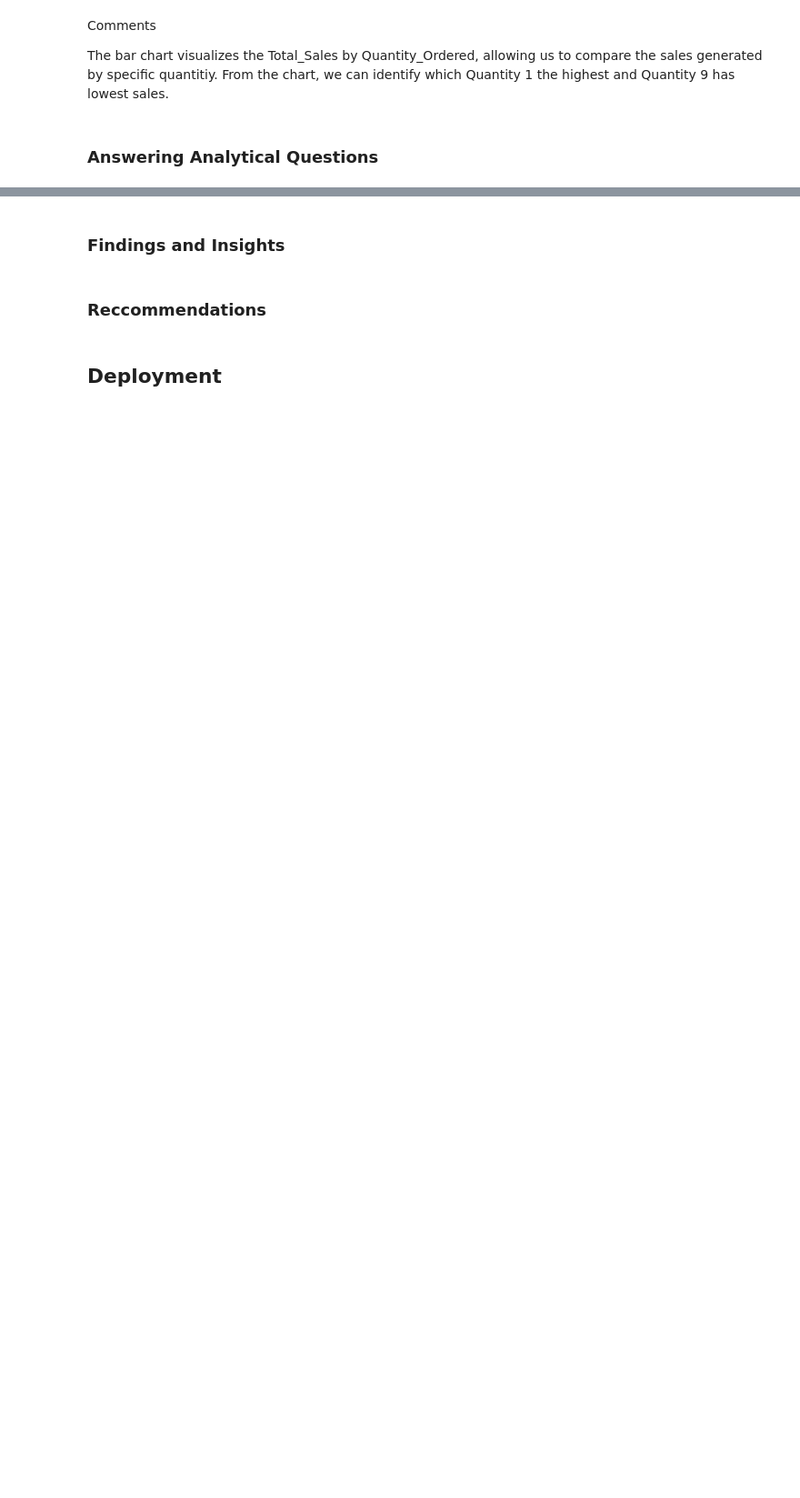
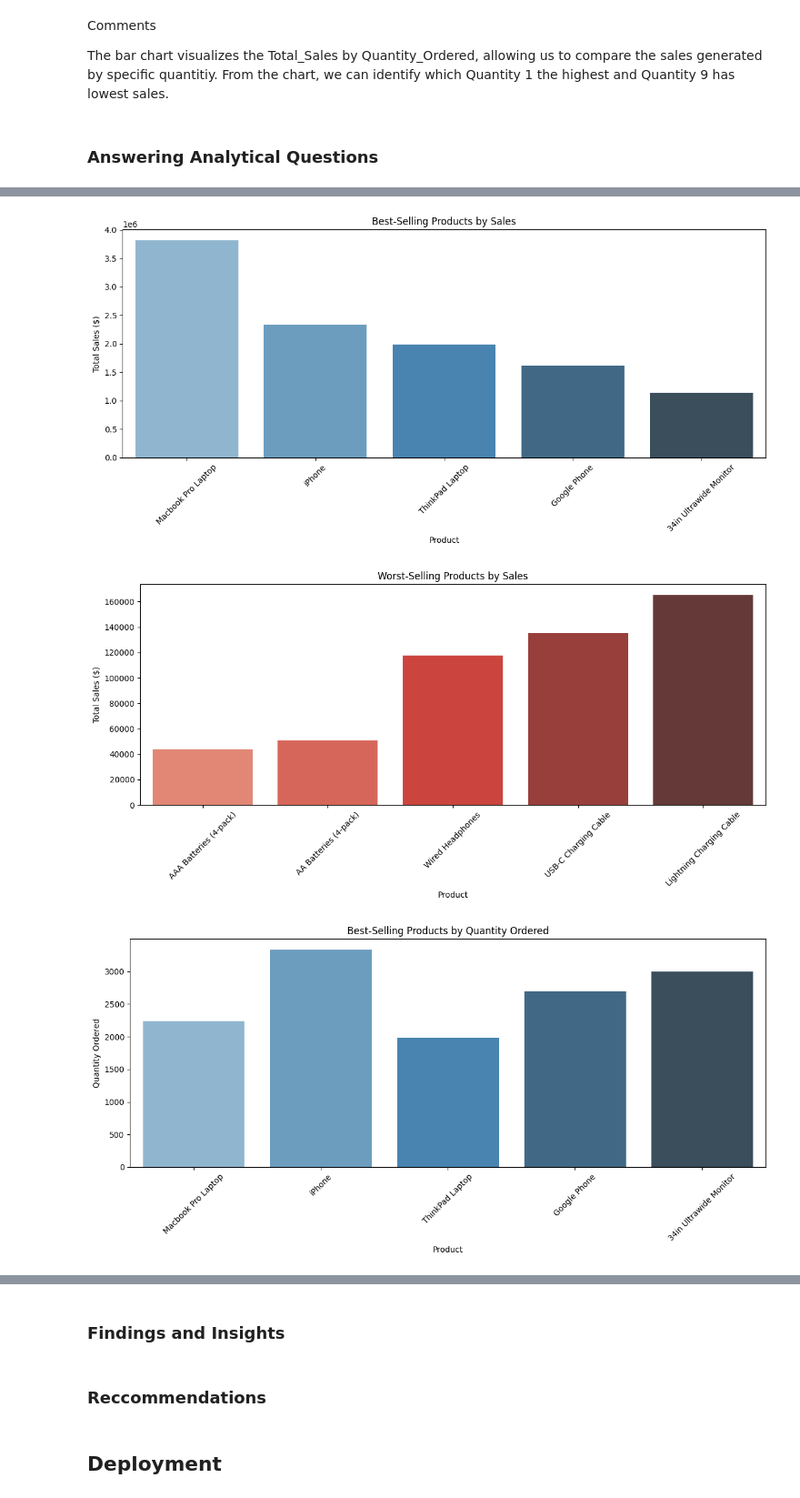
Before and after one commit to Njuraita/Bay-Technologies-BI-Solution, a Jupyter notebook: main.ipynb, the cells around one changed output, grey strips where cells are left out. Shown at 91% size. Drawn from its saved outputs; the diff is of its cells as text; code cells hidden in the pictures; blank space fills up the shorter version.

```diff
--- a/main.ipynb
+++ b/main.ipynb
@@ -1071,0 +1082,20 @@ Question 1
+# %%
+# Ensure that 'Order_Date' is in datetime format
+Final_Sales_2019['Order_Date'] = pd.to_datetime(Final_Sales_2019['Order_Date'], errors='coerce')
+Final_Sales_2019['Month'] = Final_Sales_2019['Order_Date'].dt.month
+
+# Calculate monthly sales
+monthly_sales = Final_Sales_2019.groupby('Month')['Total_Sales'].sum().reset_index()
+monthly_sales.columns = ['Month', 'Total_Sales']
+
+# Plot total sales by month using Seaborn
+plt.figure(figsize=(12, 6))
+sns.lineplot(data=monthly_sales, x='Month', y='Total_Sales', marker='o', color='b')
+plt.title('Total Sales by Month in 2019')
+plt.xlabel('Month')
+plt.ylabel('Total Sales ($)')
+plt.xticks(ticks=range(1, 13), labels=['Jan', 'Feb', 'Mar', 'Apr', 'May', 'Jun',
+'Jul', 'Aug', 'Sep', 'Oct', 'Nov', 'Dec'])
+plt.grid(True)
+plt.tight_layout()
+plt.show()
@@ -1071,0 +1110,51 @@ Question 1
+# %%
+# Group by product and calculate total sales and quantity sold
+product_performance = Final_Sales_2019.groupby('Product')[['Total_Sales', 'Quantity_Ordered']].sum().reset_index()
+
+# Sort products by total revenue and quantity sold
+best_selling_products = product_performance.sort_values('Total_Sales', ascending=False).head(5)
+worst_selling_products = product_performance.sort_values('Total_Sales', ascending=True).head(5)
+
+# Best-Selling Products by Total Sales
+plt.figure(figsize=(12, 6))
+sns.barplot(x='Product', y='Total_Sales', data=best_selling_products, palette='Blues_d')
+plt.title('Best-Selling Products by Sales')
+plt.xlabel('Product')
+plt.ylabel('Total Sales ($)')
+plt.xticks(rotation=45)
+plt.tight_layout()
+plt.show()
+
+# Worst-Selling Products by Total Sales
+plt.figure(figsize=(12, 6))
+sns.barplot(x='Product', y='Total_Sales', data=worst_selling_products, palette='Reds_d')
+plt.title('Worst-Selling Products by Sales')
+plt.xlabel('Product')
+plt.ylabel('Total Sales ($)')
+plt.xticks(rotation=45)
+plt.tight_layout()
+plt.show()
+
+# Best-Selling Products by Quantity Ordered
+plt.figure(figsize=(12, 6))
+sns.barplot(x='Product', y='Quantity_Ordered', data=best_selling_products, palette='Blues_d')
+plt.title('Best-Selling Products by Quantity Ordered')
+plt.xlabel('Product')
+plt.ylabel('Quantity Ordered')
+plt.xticks(rotation=45)
+plt.tight_layout()
+plt.show()
+
+# Worst-Selling Products by Quantity Ordered
+plt.figure(figsize=(12, 6))
+sns.barplot(x='Product', y='Quantity_Ordered', data=worst_selling_products, palette='Reds_d')
+plt.title('Worst-Selling Products by Quantity Ordered')
+plt.xlabel('Product')
+plt.ylabel('Quantity Ordered')
+plt.xticks(rotation=45)
+plt.tight_layout()
+plt.show()
+# %% [output]
+[figure, added]
+[figure, added]
+[figure, added]
```
Also changed, not shown: parts of 17 cells of this notebook, 1 other file.
